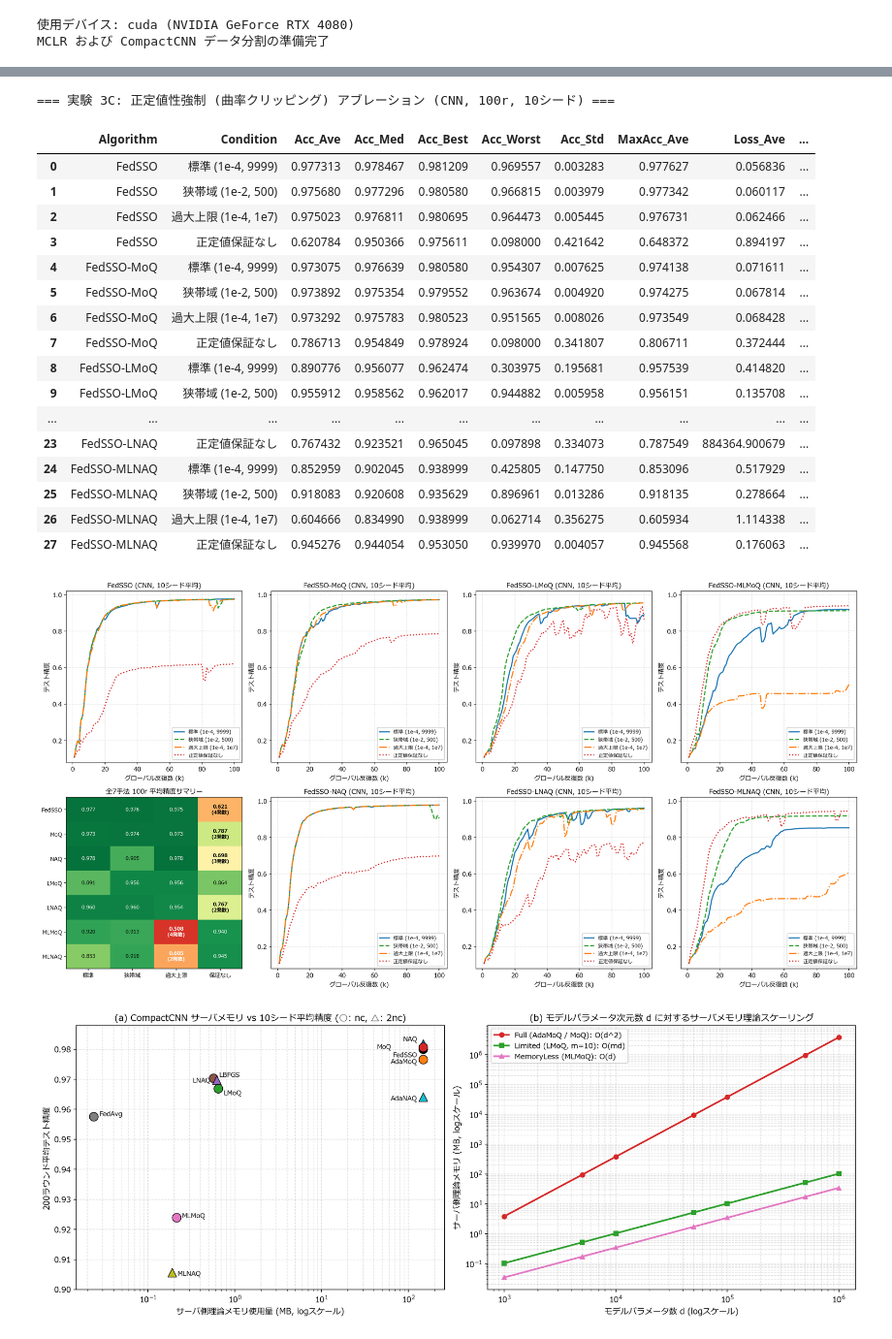
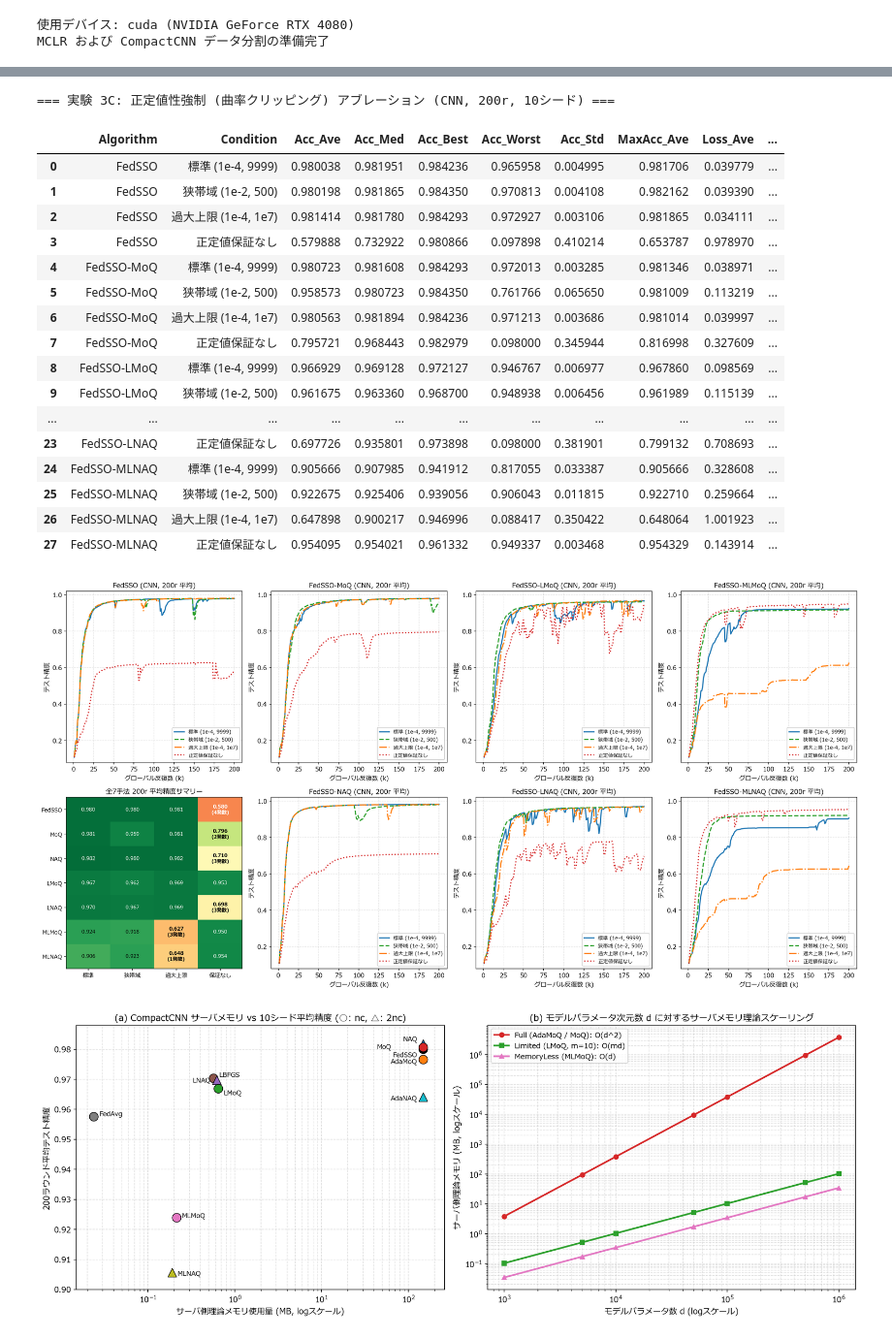
Before and after one commit to wsgames0w0/fedsso_moq, a Jupyter notebook: ex003/ex003.ipynb, the cells around one changed output, grey strips where cells are left out. Shown at 97% size. Drawn from its saved outputs; the diff is of its cells as text; code cells hidden in the pictures.

```diff
--- a/ex003/ex003.ipynb
+++ b/ex003/ex003.ipynb
@@ -69,12 +69,12 @@ df_3a
 74 rows × 13 columns
 # %%
-# 図1 (ex003): 慣性係数感度分析 2x2 比較図 (MoQ系 vs NAQ系, 0.1..0.9)
+# 図1 (ex003): 慣性係数感度分析 2x2 比較図 (MoQ系 vs NAQ系, 0.1..0.9, 200r)
 fig, axes = plt.subplots(2, 2, figsize=(15.0, 10.2))
 xticks_3a = [round(0.1 * i, 1) for i in range(1, 10)]
 
 row_specs = [
-    ("MCLR", "強凸 MCLR (100r, 10シード)", (0.902, 0.9255)),
-    ("CompactCNN", "非凸 CompactCNN (100r, 10シード)", (0.04, 1.03)),
+    ("MCLR", "強凸 MCLR (200r, 10シード)", (0.890, 0.9255)),
+    ("CompactCNN", "非凸 CompactCNN (200r, 10シード)", (0.04, 1.03)),
 ]
 col_specs = [
     ("MoQ系", "FedSSO-MoQ", "FedSSO-AdaMoQ", "#d62728", "#ff7f0e"),
@@ -86,8 +86,8 @@ for r_idx, (model_name, model_title, default_ylim) in enumerate(row_specs):
     base_acc = float(sub_m[sub_m["Algorithm"] == "FedSSO"]["Acc_Ave"].iloc[0])
     sub_curves = sub_m[sub_m["Algorithm"] != "FedSSO"]
     if model_name == "MCLR":
-        y_lo = min(float(sub_curves["Acc_Worst"].min()) - 0.002, default_ylim[0])
-        y_hi = max(float(sub_curves["Acc_Best"].max()) + 0.001, default_ylim[1])
+        y_lo = min(float(sub_curves["Acc_Worst"].min()) - 0.004, default_ylim[0])
+        y_hi = max(float(sub_curves["Acc_Best"].max()) + 0.002, default_ylim[1])
         row_ylim = (y_lo, y_hi)
     else:
         row_ylim = default_ylim
@@ -195,33 +195,33 @@ plt.show()
 # %%
-# 実験 3C: 正定値保証・曲率クリッピングのアブレーション検証 (MoQ系 + NAQ系 全7手法, CNN 100r, 10シード)
+# 実験 3C: 正定値保証・曲率クリッピングのアブレーション検証 (MoQ系 + NAQ系 全7手法, CNN 200r, 10シード)
 df_3c, curves_3c = run_curvature_ablation_study(
     ex2_model, ex2_utils, packed_cnn, X_tr_c, y_tr_c, X_te_c, y_te_c,
-    seeds=DEFAULT_SEEDS, rounds=100
+    seeds=DEFAULT_SEEDS, rounds=200
 )
 df_3c.to_csv("../datasets/ex003_curvature_ablation.csv", index=False)
-print("=== 実験 3C: 正定値性強制 (曲率クリッピング) アブレーション (CNN, 100r, 10シード) ===")
+print("=== 実験 3C: 正定値性強制 (曲率クリッピング) アブレーション (CNN, 200r, 10シード) ===")
 df_3c
 # %% [output]
-=== 実験 3C: 正定値性強制 (曲率クリッピング) アブレーション (CNN, 100r, 10シード) ===
+=== 実験 3C: 正定値性強制 (曲率クリッピング) アブレーション (CNN, 200r, 10シード) ===
 |  | Algorithm | Condition | Acc_Ave | Acc_Med | Acc_Best | Acc_Worst | Acc_Std | MaxAcc_Ave | Loss_Ave | ... |
-| 0 | FedSSO | 標準 (1e-4, 9999) | 0.977313 | 0.978467 | 0.981209 | 0.969557 | 0.003283 | 0.977627 | 0.056836 | ... |
-| 1 | FedSSO | 狭帯域 (1e-2, 500) | 0.975680 | 0.977296 | 0.980580 | 0.966815 | 0.003979 | 0.977342 | 0.060117 | ... |
-| 2 | FedSSO | 過大上限 (1e-4, 1e7) | 0.975023 | 0.976811 | 0.980695 | 0.964473 | 0.005445 | 0.976731 | 0.062466 | ... |
-| 3 | FedSSO | 正定値保証なし | 0.620784 | 0.950366 | 0.975611 | 0.098000 | 0.421642 | 0.648372 | 0.894197 | ... |
-| 4 | FedSSO-MoQ | 標準 (1e-4, 9999) | 0.973075 | 0.976639 | 0.980580 | 0.954307 | 0.007625 | 0.974138 | 0.071611 | ... |
-| 5 | FedSSO-MoQ | 狭帯域 (1e-2, 500) | 0.973892 | 0.975354 | 0.979552 | 0.963674 | 0.004920 | 0.974275 | 0.067814 | ... |
-| 6 | FedSSO-MoQ | 過大上限 (1e-4, 1e7) | 0.973292 | 0.975783 | 0.980523 | 0.951565 | 0.008026 | 0.973549 | 0.068428 | ... |
-| 7 | FedSSO-MoQ | 正定値保証なし | 0.786713 | 0.954849 | 0.978924 | 0.098000 | 0.341807 | 0.806711 | 0.372444 | ... |
-| 8 | FedSSO-LMoQ | 標準 (1e-4, 9999) | 0.890776 | 0.956077 | 0.962474 | 0.303975 | 0.195681 | 0.957539 | 0.414820 | ... |
-| 9 | FedSSO-LMoQ | 狭帯域 (1e-2, 500) | 0.955912 | 0.958562 | 0.962017 | 0.944882 | 0.005958 | 0.956151 | 0.135708 | ... |
+| 0 | FedSSO | 標準 (1e-4, 9999) | 0.980038 | 0.981951 | 0.984236 | 0.965958 | 0.004995 | 0.981706 | 0.039779 | ... |
+| 1 | FedSSO | 狭帯域 (1e-2, 500) | 0.980198 | 0.981865 | 0.984350 | 0.970813 | 0.004108 | 0.982162 | 0.039390 | ... |
+| 2 | FedSSO | 過大上限 (1e-4, 1e7) | 0.981414 | 0.981780 | 0.984293 | 0.972927 | 0.003106 | 0.981865 | 0.034111 | ... |
+| 3 | FedSSO | 正定値保証なし | 0.579888 | 0.732922 | 0.980866 | 0.097898 | 0.410214 | 0.653787 | 0.978970 | ... |
+| 4 | FedSSO-MoQ | 標準 (1e-4, 9999) | 0.980723 | 0.981608 | 0.984293 | 0.972013 | 0.003285 | 0.981346 | 0.038971 | ... |
+| 5 | FedSSO-MoQ | 狭帯域 (1e-2, 500) | 0.958573 | 0.980723 | 0.984350 | 0.761766 | 0.065650 | 0.981009 | 0.113219 | ... |
+| 6 | FedSSO-MoQ | 過大上限 (1e-4, 1e7) | 0.980563 | 0.981894 | 0.984236 | 0.971213 | 0.003686 | 0.981014 | 0.039997 | ... |
+| 7 | FedSSO-MoQ | 正定値保証なし | 0.795721 | 0.968443 | 0.982979 | 0.098000 | 0.345944 | 0.816998 | 0.327609 | ... |
+| 8 | FedSSO-LMoQ | 標準 (1e-4, 9999) | 0.966929 | 0.969128 | 0.972127 | 0.946767 | 0.006977 | 0.967860 | 0.098569 | ... |
+| 9 | FedSSO-LMoQ | 狭帯域 (1e-2, 500) | 0.961675 | 0.963360 | 0.968700 | 0.948938 | 0.006456 | 0.961989 | 0.115139 | ... |
 | ... | ... | ... | ... | ... | ... | ... | ... | ... | ... | ... |
-| 23 | FedSSO-LNAQ | 正定値保証なし | 0.767432 | 0.923521 | 0.965045 | 0.097898 | 0.334073 | 0.787549 | 884364.900679 | ... |
-| 24 | FedSSO-MLNAQ | 標準 (1e-4, 9999) | 0.852959 | 0.902045 | 0.938999 | 0.425805 | 0.147750 | 0.853096 | 0.517929 | ... |
-| 25 | FedSSO-MLNAQ | 狭帯域 (1e-2, 500) | 0.918083 | 0.920608 | 0.935629 | 0.896961 | 0.013286 | 0.918135 | 0.278664 | ... |
-| 26 | FedSSO-MLNAQ | 過大上限 (1e-4, 1e7) | 0.604666 | 0.834990 | 0.938999 | 0.062714 | 0.356275 | 0.605934 | 1.114338 | ... |
-| 27 | FedSSO-MLNAQ | 正定値保証なし | 0.945276 | 0.944054 | 0.953050 | 0.939970 | 0.004057 | 0.945568 | 0.176063 | ... |
+| 23 | FedSSO-LNAQ | 正定値保証なし | 0.697726 | 0.935801 | 0.973898 | 0.098000 | 0.381901 | 0.799132 | 0.708693 | ... |
+| 24 | FedSSO-MLNAQ | 標準 (1e-4, 9999) | 0.905666 | 0.907985 | 0.941912 | 0.817055 | 0.033387 | 0.905666 | 0.328608 | ... |
+| 25 | FedSSO-MLNAQ | 狭帯域 (1e-2, 500) | 0.922675 | 0.925406 | 0.939056 | 0.906043 | 0.011815 | 0.922710 | 0.259664 | ... |
+| 26 | FedSSO-MLNAQ | 過大上限 (1e-4, 1e7) | 0.647898 | 0.900217 | 0.946996 | 0.088417 | 0.350422 | 0.648064 | 1.001923 | ... |
+| 27 | FedSSO-MLNAQ | 正定値保証なし | 0.954095 | 0.954021 | 0.961332 | 0.949337 | 0.003468 | 0.954329 | 0.143914 | ... |
 # %%
-# 図3 (ex003): 曲率クリッピングアブレーション 2x4 統合パネル (上段: MoQ系+FedSSO / 下段: ヒートマップ+NAQ系)
+# 図3 (ex003): 曲率クリッピングアブレーション 2x4 統合パネル (上段: MoQ系+FedSSO / 下段: ヒートマップ+NAQ系, 200r)
 fig, axes = plt.subplots(2, 4, figsize=(19.0, 9.6))
 top_algos = ["FedSSO", "FedSSO-MoQ", "FedSSO-LMoQ", "FedSSO-MLMoQ"]
 bot_algos = ["FedSSO-NAQ", "FedSSO-LNAQ", "FedSSO-MLNAQ"]
@@ -231,13 +231,13 @@ cond_styles = [
     ("過大上限 (1e-4, 1e7)", "#ff7f0e", "-."),
     ("正定値保証なし",        "#d62728", ":"),
 ]
-x_100 = np.arange(1, 101)
+x_200 = np.arange(1, 201)
 
 for col_idx, algo in enumerate(top_algos):
     ax = axes[0, col_idx]
     for cond_name, col, ls in cond_styles:
-        ax.plot(x_100, curves_3c[f"{algo} | {cond_name}"], label=cond_name, color=col, linestyle=ls, linewidth=1.9)
-    ax.set_title(f"{algo} (CNN, 10シード平均)", fontsize=11.0)
+        ax.plot(x_200, curves_3c[f"{algo} | {cond_name}"], label=cond_name, color=col, linestyle=ls, linewidth=1.9)
+    ax.set_title(f"{algo} (CNN, 200r 平均)", fontsize=11.0)
     ax.set_xlabel("グローバル反復数 (k)", fontsize=10)
     ax.set_ylabel("テスト精度", fontsize=10)
     ax.set_ylim(0.08, 1.02)
@@ -256,37 +256,37 @@ for i, a in enumerate(hm_algos):
         row = df_3c[(df_3c["Algorithm"] == a) & (df_3c["Condition"] == c_name)].iloc[0]
         mat_acc[i, j] = float(row["Acc_Ave"])
         mat_div[i, j] = int(row["Diverged_Seeds"])
 
 im = ax_hm.imshow(mat_acc, cmap="RdYlGn", vmin=0.45, vmax=0.99, aspect="auto")
 ax_hm.set_xticks(np.arange(len(hm_cond_labels)))
 ax_hm.set_xticklabels(hm_cond_labels, fontsize=9.2)
 ax_hm.set_yticks(np.arange(len(hm_algos)))
 ax_hm.set_yticklabels([a.replace("FedSSO-", "") for a in hm_algos], fontsize=9.2)
-ax_hm.set_title("全7手法 100r 平均精度サマリー", fontsize=11.0)
+ax_hm.set_title("全7手法 200r 平均精度サマリー", fontsize=11.0)
 for i in range(len(hm_algos)):
     for j in range(len(hm_conds)):
         val = mat_acc[i, j]
         div = mat_div[i, j]
         txt = f"{val:.3f}" + (f"\n({div}発散)" if div > 0 else "")
         tcol = "white" if (val < 0.62 or val > 0.93) else "black"
         ax_hm.text(j, i, txt, ha="center", va="center", color=tcol, fontsize=8.0, fontweight="bold" if div > 0 else "normal")
 
 for col_idx, algo in enumerate(bot_algos, start=1):
     ax = axes[1, col_idx]
     for cond_name, col, ls in cond_styles:
-        ax.plot(x_100, curves_3c[f"{algo} | {cond_name}"], label=cond_name, color=col, linestyle=ls, linewidth=1.9)
-    ax.set_title(f"{algo} (CNN, 10シード平均)", fontsize=11.0)
+        ax.plot(x_200, curves_3c[f"{algo} | {cond_name}"], label=cond_name, color=col, linestyle=ls, linewidth=1.9)
+    ax.set_title(f"{algo} (CNN, 200r 平均)", fontsize=11.0)
     ax.set_xlabel("グローバル反復数 (k)", fontsize=10)
     ax.set_ylabel("テスト精度", fontsize=10)
     ax.set_ylim(0.08, 1.02)
     ax.grid(True, linestyle="--", alpha=0.4)
     ax.legend(loc="lower right", fontsize=8.2, framealpha=0.92)
 
 plt.tight_layout()
 plt.savefig("../report/img/ex003_curvature_ablation.png", dpi=150, bbox_inches="tight")
 plt.show()
 # %% [output]
-[figure, old version]
+[figure, new version]
 # %%
 # 実験 3D: 理論スケーリング解析と ex001/ex002 実測に基づくパレート比較
 df_scale = compute_theoretical_scaling()
```
Also changed, not shown: parts of 5 cells of this notebook, 11 other files.
